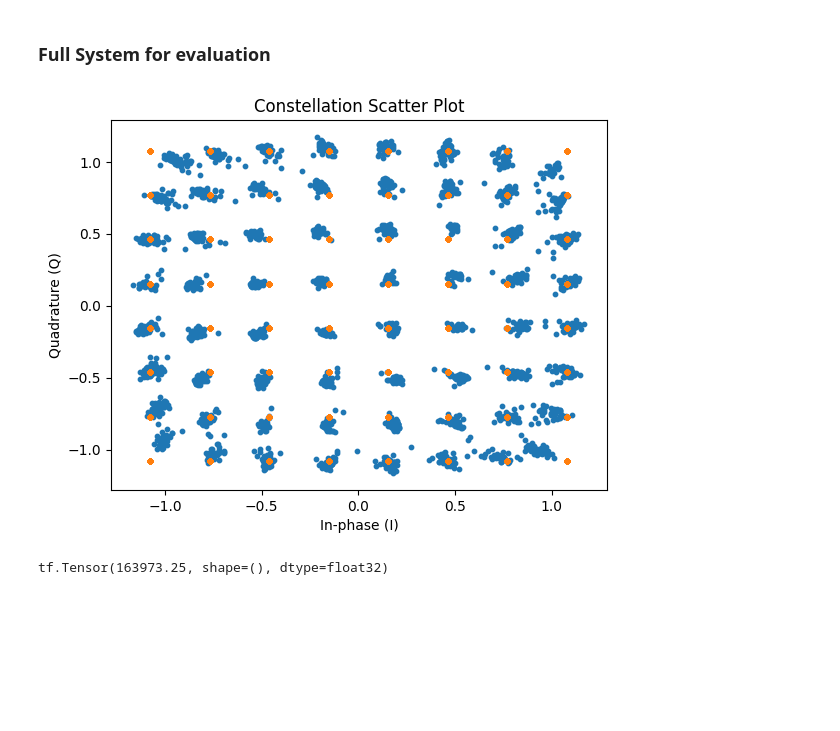
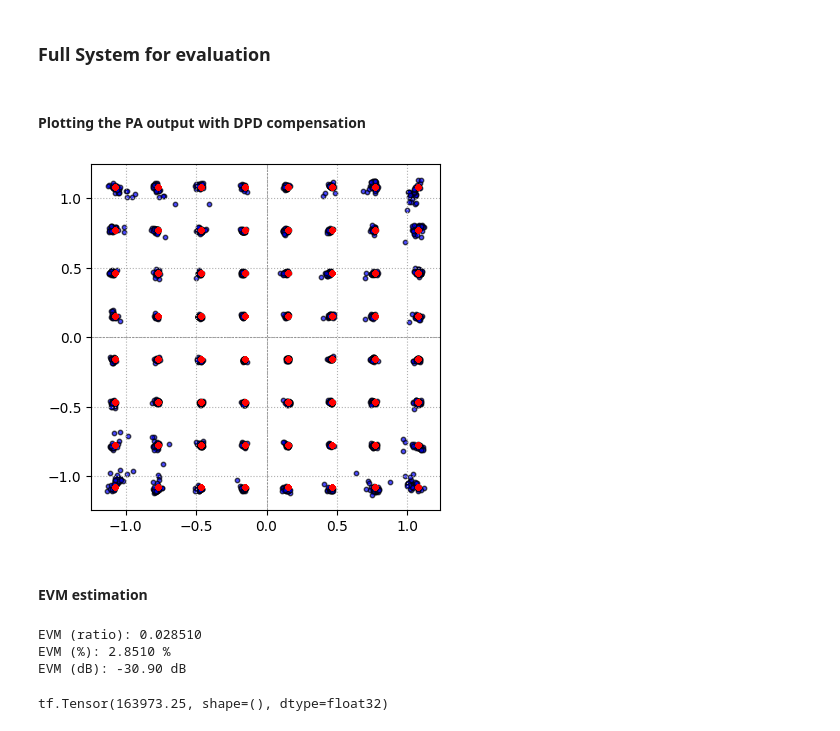
Before and after one commit to harinduravin/PA_DPD_GCS_Learning, a Jupyter notebook: PA_non_linearity_GCS.ipynb, the cells around one changed output. Drawn from its saved outputs; the diff is of its cells as text; code cells hidden in the pictures; blank space fills up the shorter version.

```diff
--- a/PA_non_linearity_GCS.ipynb
+++ b/PA_non_linearity_GCS.ipynb
@@ -324,7 +335,7 @@ class DPDTrainer:
         return loss
 # %%
 # Driving input
-Pin = 15
+Pin = 18
 L = 5
 dpd_model = NeuralDPD(L=L, hidden_units=32)
 trainer = DPDTrainer(Pin, dpd_model, L=5)
@@ -424,7 +437,7 @@ class EndToEndSystem(Model):
         self.L = 5
         self.dpd_model = NeuralDPD(L=self.L , hidden_units=32)
         self.dpd_model(tf.zeros([1, 35]))
-        self.dpd_model.load_weights("dpd_trained_overdrive.weights.h5")
+        self.dpd_model.load_weights("dpd_trained_overdrive15.weights.h5")
         self.Pin = Pin
 
     def build(self, input_shape=None):
@@ -520,28 +533,58 @@ stream_size = 256
 
 device = "/GPU:0" if tf.config.list_physical_devices('GPU') else "/CPU:0"
 tf.config.run_functions_eagerly(True)
+# %% [markdown]
+#### Plotting the PA output with DPD compensation
 # %%
 model = EndToEndSystem(N, constellation, snr_db, batch_size, stream_size, Pin, use_upsampling_filtering=True, with_dpd=True)
 loss, x_mod_values, y_values, pa_out_values, filter_out = model()
 phase = tf.math.angle(tf.reduce_sum(x_mod_values * tf.math.conj(y_values)))
 # print(phase)
 y_values = y_values * tf.exp(-1j * tf.cast(-phase, tf.complex64))
 # y_norm = y_values * tf.exp(-1j * tf.cast(phase, tf.complex64))
 # y_norm = y_values/tf.complex(tf.reduce_sum(tf.abs(y_values)),0.0)
 y_norm = y_values/tf.complex(tf.sqrt(tf.reduce_mean(tf.abs(y_values)**2)),0.0)
 # x_mod_values = x_mod_values/tf.complex(tf.reduce_sum(tf.abs(x_mod_values)),0.0)
 x_mod_values = x_mod_values/tf.complex(tf.sqrt(tf.reduce_mean(tf.abs(x_mod_values)**2)),0.0)
 # print(loss)
 
-plt.figure()
-plt.scatter(tf.math.real(y_norm), tf.math.imag(y_norm), s=10)
-plt.scatter(tf.math.real(x_mod_values), tf.math.imag(x_mod_values), s=10)
-plt.xlabel("In-phase (I)")
-plt.ylabel("Quadrature (Q)")
-plt.title("Constellation Scatter Plot")
+plt.figure(figsize=(4.5, 4.5))
+plt.scatter(tf.math.real(y_norm), tf.math.imag(y_norm), s=10, alpha=0.7,
+               c='b', edgecolors='k')
+plt.scatter(tf.math.real(x_mod_values), tf.math.imag(x_mod_values), s=10, alpha=0.7,
+               c='r', edgecolors='r')
+plt.axhline(0, color='gray', linewidth=0.5, linestyle='--')
+plt.axvline(0, color='gray', linewidth=0.5, linestyle='--')
+plt.grid(True, linestyle=':')
+# plt.xlabel("In-phase (I)")
+# plt.ylabel("Quadrature (Q)")
+# plt.title("Constellation Scatter Plot")
 plt.show()
 # %% [output]
-[figure, old version]
+[figure, new version]
+# %% [markdown]
+#### EVM estimation
+# %%
+error = y_norm - x_mod_values
+
+# ---- RMS EVM (ratio)
+evm_rms = tf.sqrt(
+    tf.reduce_sum(tf.abs(error)**2) /
+    tf.reduce_sum(tf.abs(x_mod_values)**2)
+)
+
+# ---- Convert formats
+evm_ratio = evm_rms.numpy()
+evm_percent = 100 * evm_ratio
+evm_dB = 20 * np.log10(evm_ratio)
+
+print(f"EVM (ratio): {evm_ratio:.6f}")
+print(f"EVM (%): {evm_percent:.4f} %")
+print(f"EVM (dB): {evm_dB:.2f} dB")
+# %% [output]
+EVM (ratio): 0.028510
+EVM (%): 2.8510 %
+EVM (dB): -30.90 dB
 # %%
 print(tf.reduce_sum(tf.abs(y_values)))
 # %% [output]
```
Also changed, not shown: parts of 6 cells of this notebook, 11 other files.
